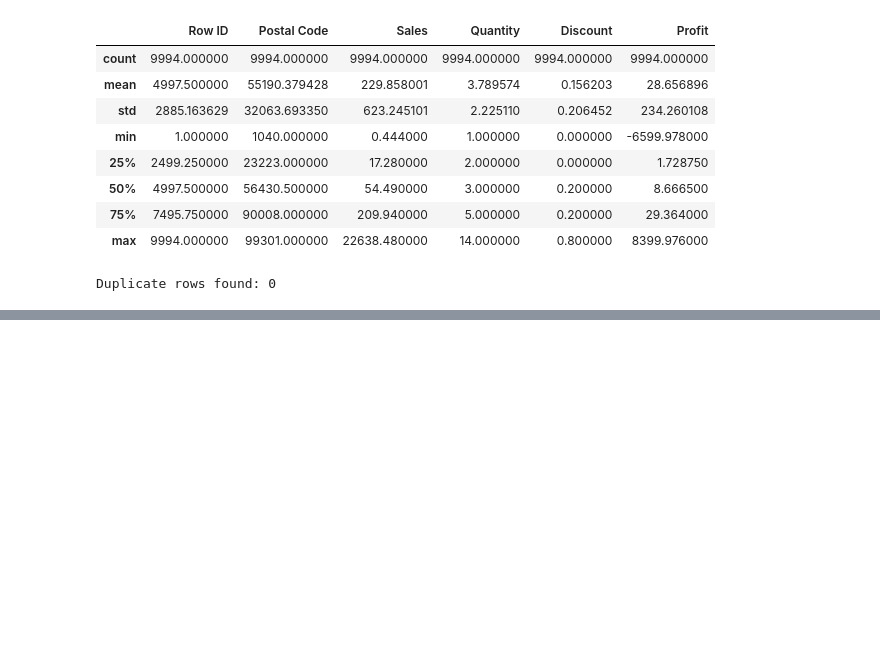
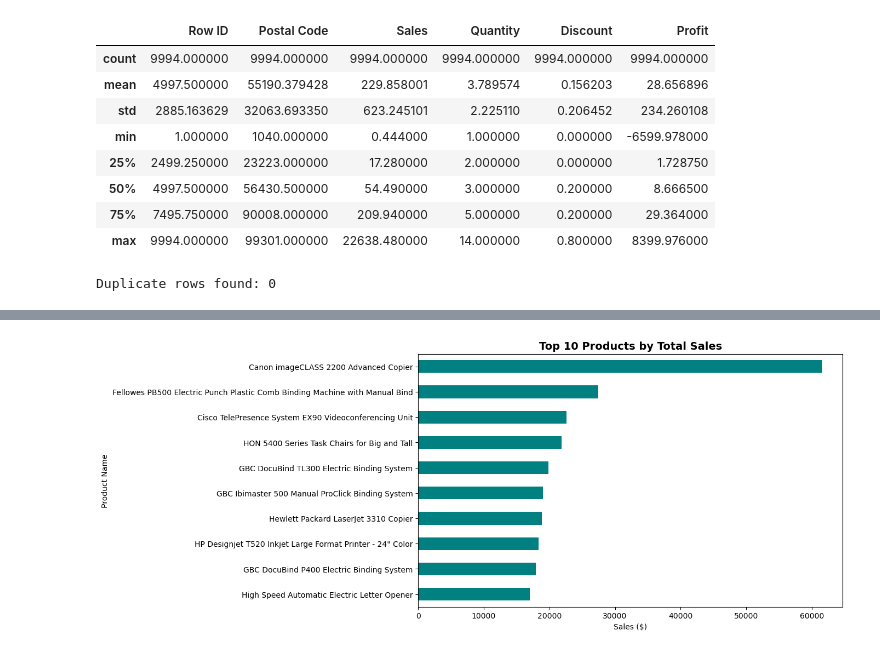
Before and after one commit to dbaterdene/Retail_Sales_Analysis, a Jupyter notebook: Retail_Sales_Analysis_1.ipynb, the cells around one changed output, grey strips where cells are left out. Saved outputs shown, nothing was run; the diff lists cells and outputs as text; code cells hidden in the pictures; blank space fills up the shorter version.

```diff
--- a/Retail_Sales_Analysis_1.ipynb
+++ b/Retail_Sales_Analysis_1.ipynb
@@ -100,0 +134,24 @@ Duplicate rows found: 0
+# %%
+#   ========================================================
+# Identify the Top 10 products generating the most revenue
+#   ========================================================
+
+top_products = (
+    df.groupby('Product Name')['Sales']
+      .sum()
+      .sort_values(ascending=False)
+      .head(10)
+)
+# %%
+#   ========================================================
+# Visualize Top 10 Products
+#   ========================================================
+
+plt.figure(figsize=(10, 6))
+top_products.sort_values().plot(kind='barh', color='teal')
+plt.title('Top 10 Products by Total Sales', fontsize=14, fontweight='bold')
+plt.xlabel('Sales ($)')
+plt.ylabel('Product Name')
+plt.show()
+# %% [output]
+[figure, added]
```
Also changed, not shown: parts of 3 cells of this notebook.
